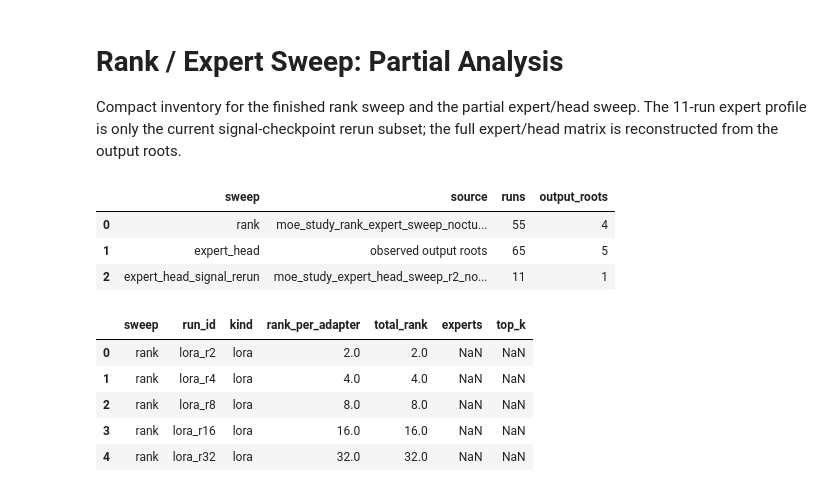
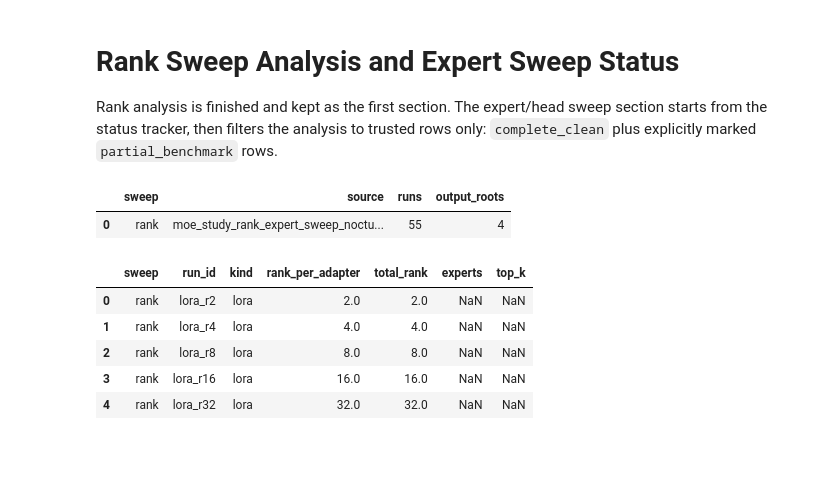
Before and after one commit to dice-group/moe-study, a Jupyter notebook: result_analysis/notebooks/rank_expert_sweep_partial_analysis.ipynb, the cells around one changed output. Drawn from its saved outputs; the diff is of its cells as text; code cells hidden in the pictures; blank space fills up the shorter version.

```diff
--- a/result_analysis/notebooks/rank_expert_sweep_partial_analysis.ipynb
+++ b/result_analysis/notebooks/rank_expert_sweep_partial_analysis.ipynb
@@ -1,7 +1,7 @@
-# %% [markdown]
-# Rank / Expert Sweep: Partial Analysis
-
-Compact inventory for the finished rank sweep and the partial expert/head sweep. The 11-run expert profile is only the current signal-checkpoint rerun subset; the full expert/head matrix is reconstructed from the output roots.
+# %% [markdown]
+# Rank Sweep Analysis and Expert Sweep Status
+
+Rank analysis is finished and kept as the first section. The expert/head sweep section starts from the status tracker, then filters the analysis to trusted rows only: `complete_clean` plus explicitly marked `partial_benchmark` rows.
 # %%
 from pathlib import Path
 import json, re
@@ -20,40 +20,40 @@ OUTPUT_ROOTS = {
         "outputs/pipeline_runs/moe_study_rank_expert_sweep_noctua2_a100_4gpu_10_langs_rescue_moelora_vonly",
         "outputs/pipeline_runs/moe_study_rank_expert_sweep_noctua2_a100_4gpu_failed_recovery_full",
     ],
     "expert_head": [
         "outputs/pipeline_runs/moe_study_expert_head_sweep_r2_noctua2_a100_4gpu_10_langs_working_calibrated",
         "outputs/pipeline_runs/moe_study_expert_head_sweep_r2_noctua2_a100_4gpu_10_langs_ready",
         "outputs/pipeline_runs/moe_study_expert_head_sweep_r2_noctua2_a100_4gpu_10_langs_final_rescue_nosync",
         "outputs/pipeline_runs/moe_study_expert_head_sweep_r2_noctua2_a100_4gpu_10_langs_deterministic_budget_filtered_save",
         "outputs/pipeline_runs/moe_study_expert_head_sweep_r2_noctua2_a100_4gpu_10_langs_signal_3p6h",
     ],
 }
 
+
 def load_profile(path):
     payload = json.loads((ROOT / path).read_text())
     return next(iter(payload.items()))
+
 
 def observed_run_ids(label):
     ids = set()
     for root in OUTPUT_ROOTS[label]:
         run_root = ROOT / root / "runs"
         if run_root.exists():
             ids |= {path.name for path in run_root.iterdir() if path.is_dir()}
     return sorted(ids)
 
+
 rank_name, rank_profile = load_profile(RANK_PROFILE)
 signal_name, signal_profile = load_profile(SIGNAL_PROFILE)
-inventory = pd.DataFrame([
-    {"sweep": "rank", "source": rank_name, "runs": len(rank_profile["training"]["runs"]), "output_roots": len(OUTPUT_ROOTS["rank"])},
-    {"sweep": "expert_head", "source": "observed output roots", "runs": len(observed_run_ids("expert_head")), "output_roots": len(OUTPUT_ROOTS["expert_head"])},
-    {"sweep": "expert_head_signal_rerun", "source": signal_name, "runs": len(signal_profile["training"]["runs"]), "output_roots": 1},
+rank_ids = [run["id"] for run in rank_profile["training"]["runs"]]
+rank_inventory = pd.DataFrame([
+    {"sweep": "rank", "source": rank_name, "runs": len(rank_ids), "output_roots": len(OUTPUT_ROOTS["rank"])}
 ])
-inventory
+rank_inventory
 # %% [output]
 |  | sweep | source | runs | output_roots |
 | 0 | rank | moe_study_rank_expert_sweep_noctu... | 55 | 4 |
-| 1 | expert_head | observed output roots | 65 | 5 |
-| 2 | expert_head_signal_rerun | moe_study_expert_head_sweep_r2_no... | 11 | 1 |
 # %%
 TOTAL_RANK_RE = re.compile(r"_tr(\d+)_")
 RANK_RE = re.compile(r"_r(\d+)(?:_|$)")
```
Also changed, not shown: parts of 14 cells of this notebook.
